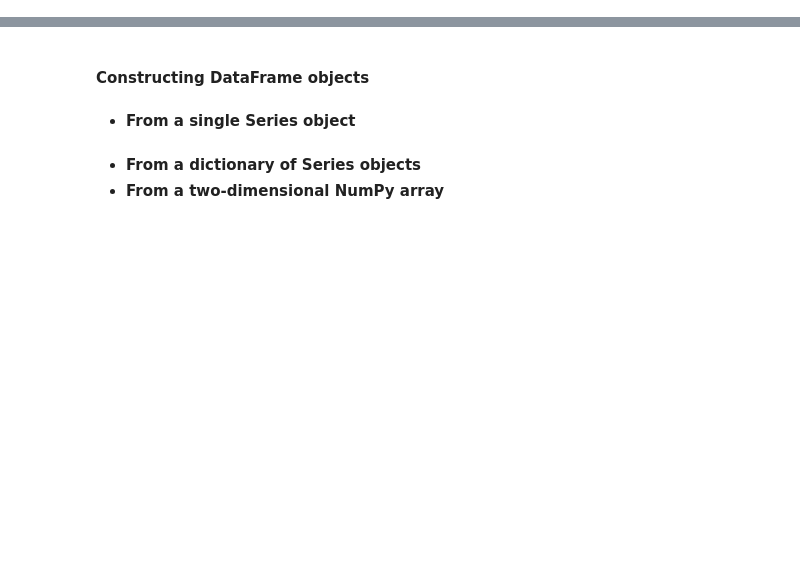
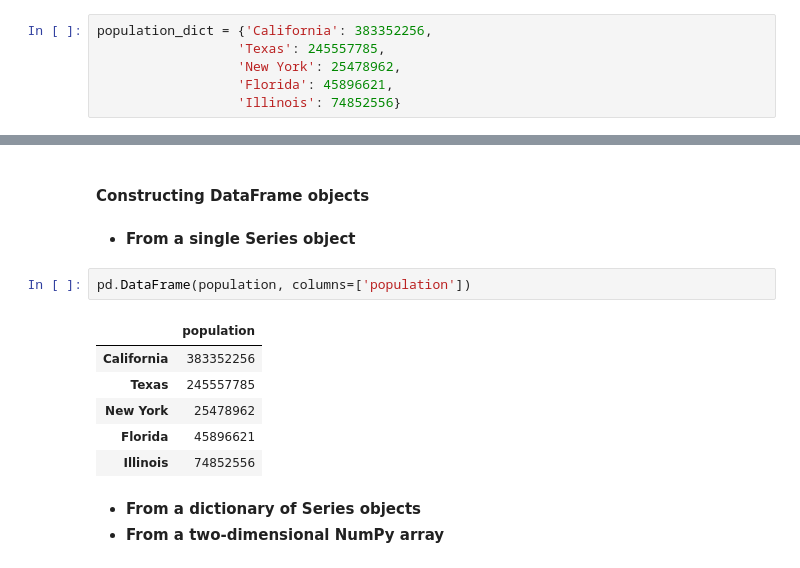
Before and after one commit to icta-tecaji/python-data-analysis-public, a Jupyter notebook: teden_03/03_teden_pandas_clean.ipynb, the cells around one changed output, grey strips where cells are left out. Saved outputs shown, nothing was run; the diff lists cells and outputs as text; blank space fills up the shorter version.

```diff
--- a/teden_03/03_teden_pandas_clean.ipynb
+++ b/teden_03/03_teden_pandas_clean.ipynb
@@ -58,2 +125,8 @@ import pandas as pd
 # %% [markdown]
 #### Series as specialized dictionary
+# %%
+population_dict = {'California': 383352256,
+                  'Texas': 245557785,
+                  'New York': 25478962,
+                  'Florida': 45896621,
+                  'Illinois': 74852556}
@@ -72,6 +225,15 @@ import pandas as pd
 #### Constructing DataFrame objects
 # %% [markdown]
 - **From a single Series object**
+# %%
+pd.DataFrame(population, columns=['population'])
+# %% [output]
+|  | population |
+| California | 383352256 |
+| Texas | 245557785 |
+| New York | 25478962 |
+| Florida | 45896621 |
+| Illinois | 74852556 |
 # %% [markdown]
  - **From a dictionary of Series objects**
  - **From a two-dimensional NumPy array**
```
Also changed, not shown: parts of 39 cells of this notebook.
